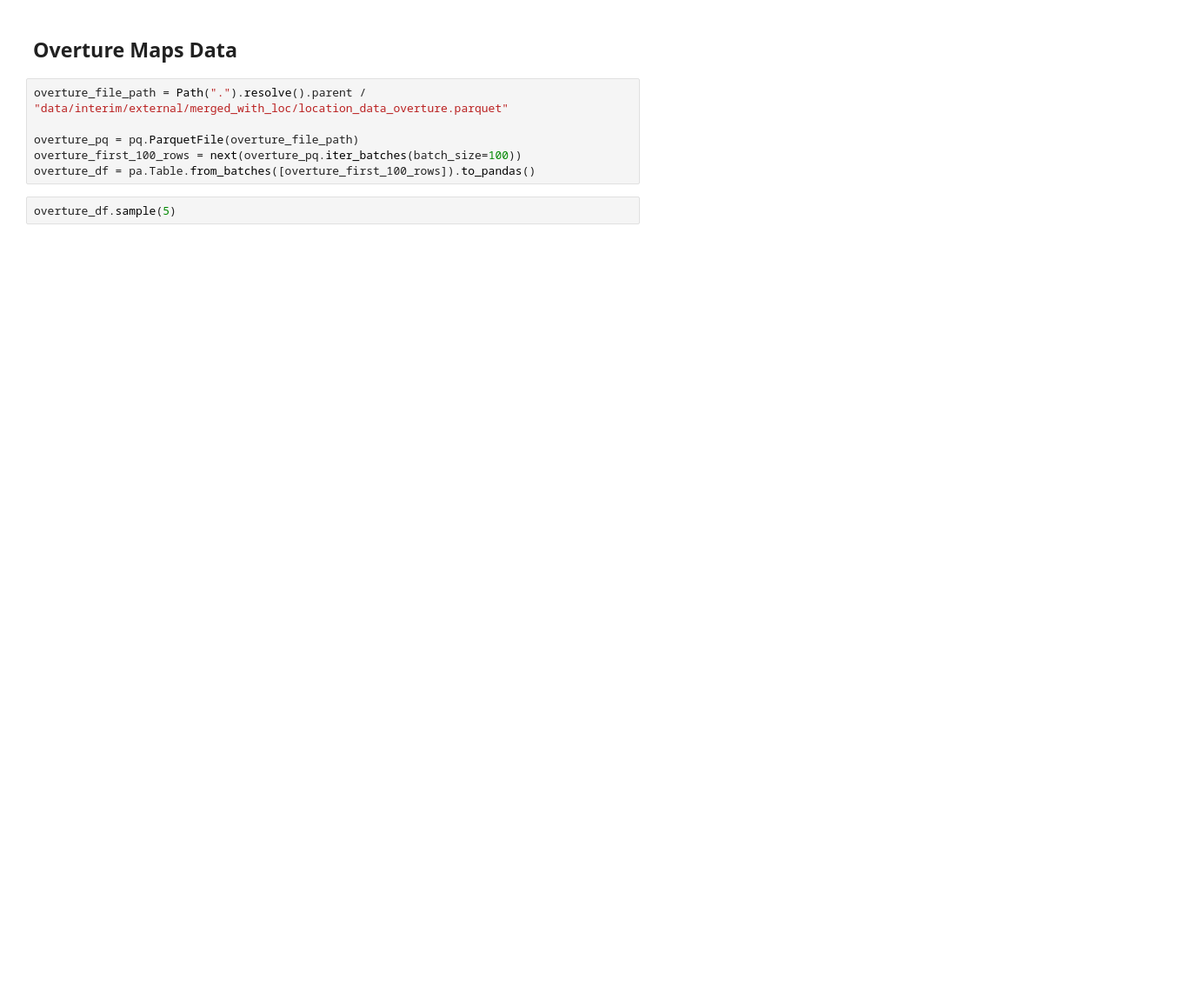
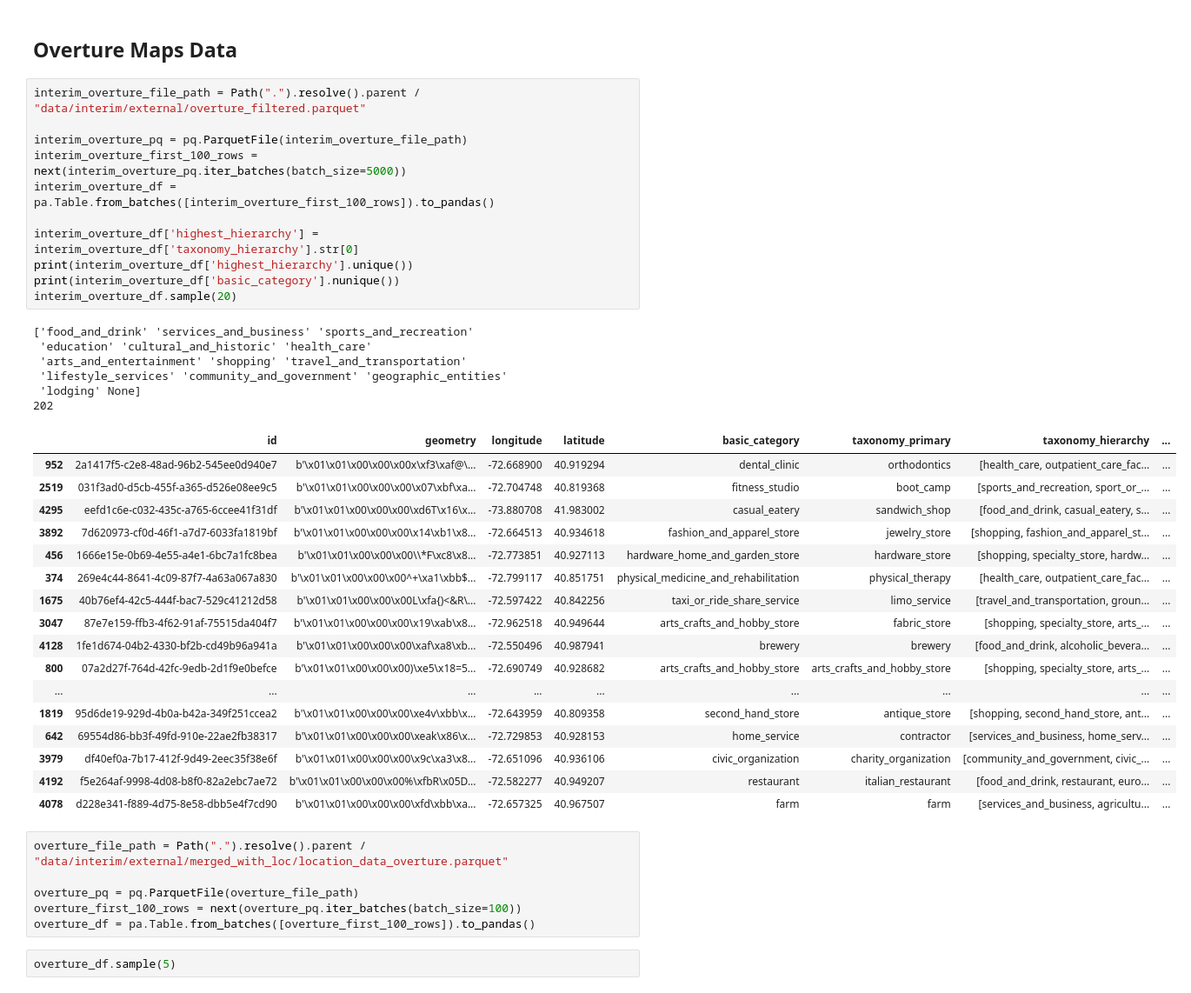
Before and after one commit to Ransommac13/mads_milestone_two, a Jupyter notebook: notebooks/variable_id.ipynb, the cells around one changed output. Shown at 87% size. Drawn from its saved outputs; the diff is of its cells as text; blank space fills up the shorter version.

```diff
--- a/notebooks/variable_id.ipynb
+++ b/notebooks/variable_id.ipynb
@@ -63,5 +64,40 @@ sales_df.sample(5)
 # %% [markdown]
 ## Overture Maps Data
+# %%
+interim_overture_file_path = Path(".").resolve().parent / "data/interim/external/overture_filtered.parquet"
+
+interim_overture_pq = pq.ParquetFile(interim_overture_file_path)
+interim_overture_first_100_rows = next(interim_overture_pq.iter_batches(batch_size=5000))
+interim_overture_df = pa.Table.from_batches([interim_overture_first_100_rows]).to_pandas()
+
+interim_overture_df['highest_hierarchy'] = interim_overture_df['taxonomy_hierarchy'].str[0]
+print(interim_overture_df['highest_hierarchy'].unique())
+print(interim_overture_df['basic_category'].nunique())
+interim_overture_df.sample(20)
+# %% [output]
+['food_and_drink' 'services_and_business' 'sports_and_recreation'
+ 'education' 'cultural_and_historic' 'health_care'
+ 'arts_and_entertainment' 'shopping' 'travel_and_transportation'
+ 'lifestyle_services' 'community_and_government' 'geographic_entities'
+ 'lodging' None]
+202
+|  | id | geometry | longitude | latitude | basic_category | taxonomy_primary | taxonomy_hierarchy | ... |
+| 952 | 2a1417f5-c2e8-48ad-96b2-545ee0d940e7 | b'\x01\x01\x00\x00\x00x\xf3\xaf@\... | -72.668900 | 40.919294 | dental_clinic | orthodontics | [health_care, outpatient_care_fac... | ... |
+| 2519 | 031f3ad0-d5cb-455f-a365-d526e08ee9c5 | b'\x01\x01\x00\x00\x00\x07\xbf\xa... | -72.704748 | 40.819368 | fitness_studio | boot_camp | [sports_and_recreation, sport_or_... | ... |
+| 4295 | eefd1c6e-c032-435c-a765-6ccee41f31df | b'\x01\x01\x00\x00\x00\xd6T\x16\x... | -73.880708 | 41.983002 | casual_eatery | sandwich_shop | [food_and_drink, casual_eatery, s... | ... |
+| 3892 | 7d620973-cf0d-46f1-a7d7-6033fa1819bf | b'\x01\x01\x00\x00\x00\x14\xb1\x8... | -72.664513 | 40.934618 | fashion_and_apparel_store | jewelry_store | [shopping, fashion_and_apparel_st... | ... |
+| 456 | 1666e15e-0b69-4e55-a4e1-6bc7a1fc8bea | b'\x01\x01\x00\x00\x00\\*F\xc8\x8... | -72.773851 | 40.927113 | hardware_home_and_garden_store | hardware_store | [shopping, specialty_store, hardw... | ... |
+| 374 | 269e4c44-8641-4c09-87f7-4a63a067a830 | b'\x01\x01\x00\x00\x00^+\xa1\xbb$... | -72.799117 | 40.851751 | physical_medicine_and_rehabilitation | physical_therapy | [health_care, outpatient_care_fac... | ... |
+| 1675 | 40b76ef4-42c5-444f-bac7-529c41212d58 | b'\x01\x01\x00\x00\x00L\xfa{)<&R\... | -72.597422 | 40.842256 | taxi_or_ride_share_service | limo_service | [travel_and_transportation, groun... | ... |
+| 3047 | 87e7e159-ffb3-4f62-91af-75515da404f7 | b'\x01\x01\x00\x00\x00\x19\xab\x8... | -72.962518 | 40.949644 | arts_crafts_and_hobby_store | fabric_store | [shopping, specialty_store, arts_... | ... |
+| 4128 | 1fe1d674-04b2-4330-bf2b-cd49b96a941a | b'\x01\x01\x00\x00\x00\xaf\xa8\xb... | -72.550496 | 40.987941 | brewery | brewery | [food_and_drink, alcoholic_bevera... | ... |
+| 800 | 07a2d27f-764d-42fc-9edb-2d1f9e0befce | b'\x01\x01\x00\x00\x00)\xe5\x18=5... | -72.690749 | 40.928682 | arts_crafts_and_hobby_store | arts_crafts_and_hobby_store | [shopping, specialty_store, arts_... | ... |
+| ... | ... | ... | ... | ... | ... | ... | ... | ... |
+| 1819 | 95d6de19-929d-4b0a-b42a-349f251ccea2 | b'\x01\x01\x00\x00\x00\xe4v\xbb\x... | -72.643959 | 40.809358 | second_hand_store | antique_store | [shopping, second_hand_store, ant... | ... |
+| 642 | 69554d86-bb3f-49fd-910e-22ae2fb38317 | b'\x01\x01\x00\x00\x00\xeak\x86\x... | -72.729853 | 40.928153 | home_service | contractor | [services_and_business, home_serv... | ... |
+| 3979 | df40ef0a-7b17-412f-9d49-2eec35f38e6f | b'\x01\x01\x00\x00\x00\x9c\xa3\x8... | -72.651096 | 40.936106 | civic_organization | charity_organization | [community_and_government, civic_... | ... |
+| 4192 | f5e264af-9998-4d08-b8f0-82a2ebc7ae72 | b'\x01\x01\x00\x00\x00%\xfbR\x05D... | -72.582277 | 40.949207 | restaurant | italian_restaurant | [food_and_drink, restaurant, euro... | ... |
+| 4078 | d228e341-f889-4d75-8e58-dbb5e4f7cd90 | b'\x01\x01\x00\x00\x00\xfd\xbb\xa... | -72.657325 | 40.967507 | farm | farm | [services_and_business, agricultu... | ... |
 # %%
 overture_file_path = Path(".").resolve().parent / "data/interim/external/merged_with_loc/location_data_overture.parquet"
 
```
Also changed, not shown: parts of 17 cells of this notebook.
